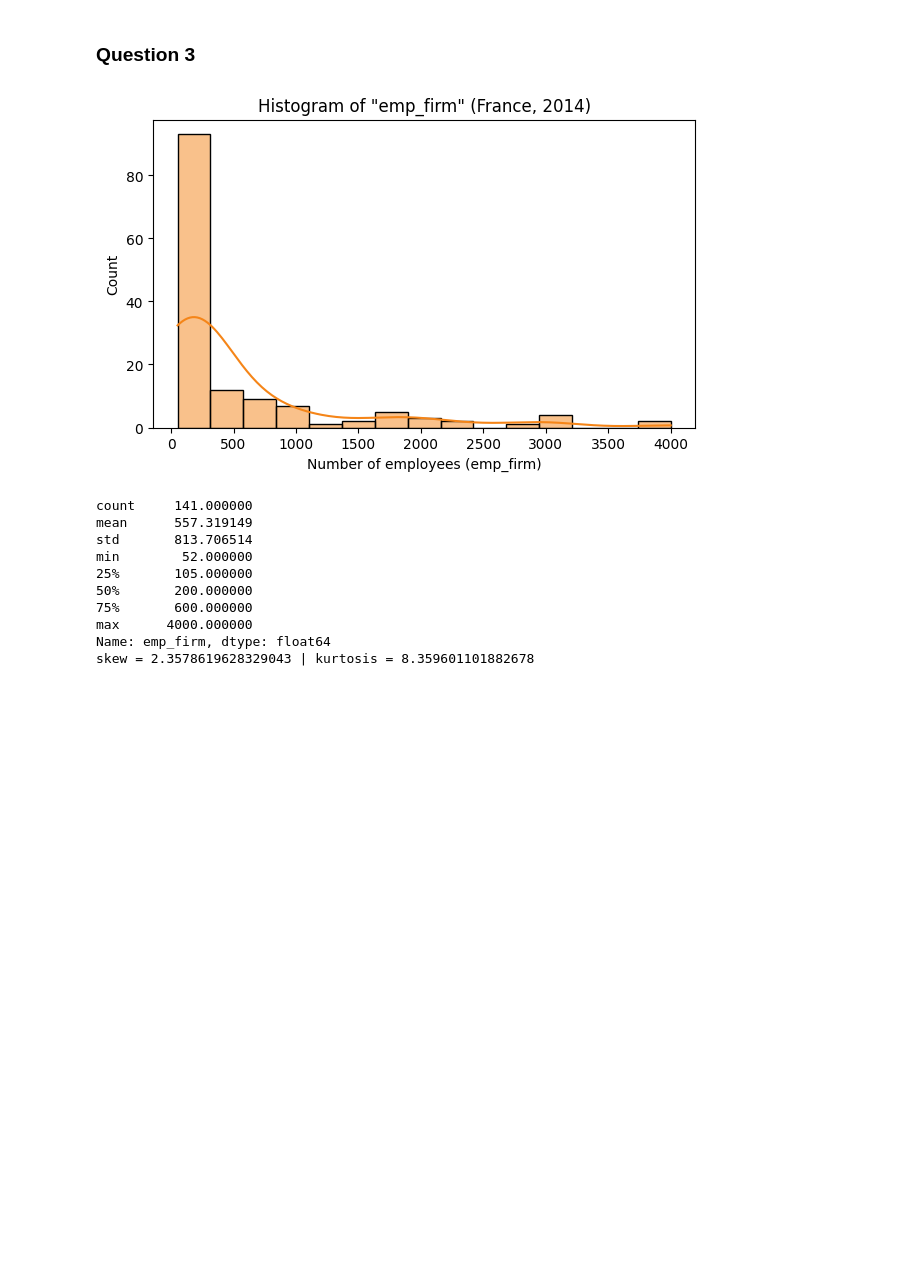
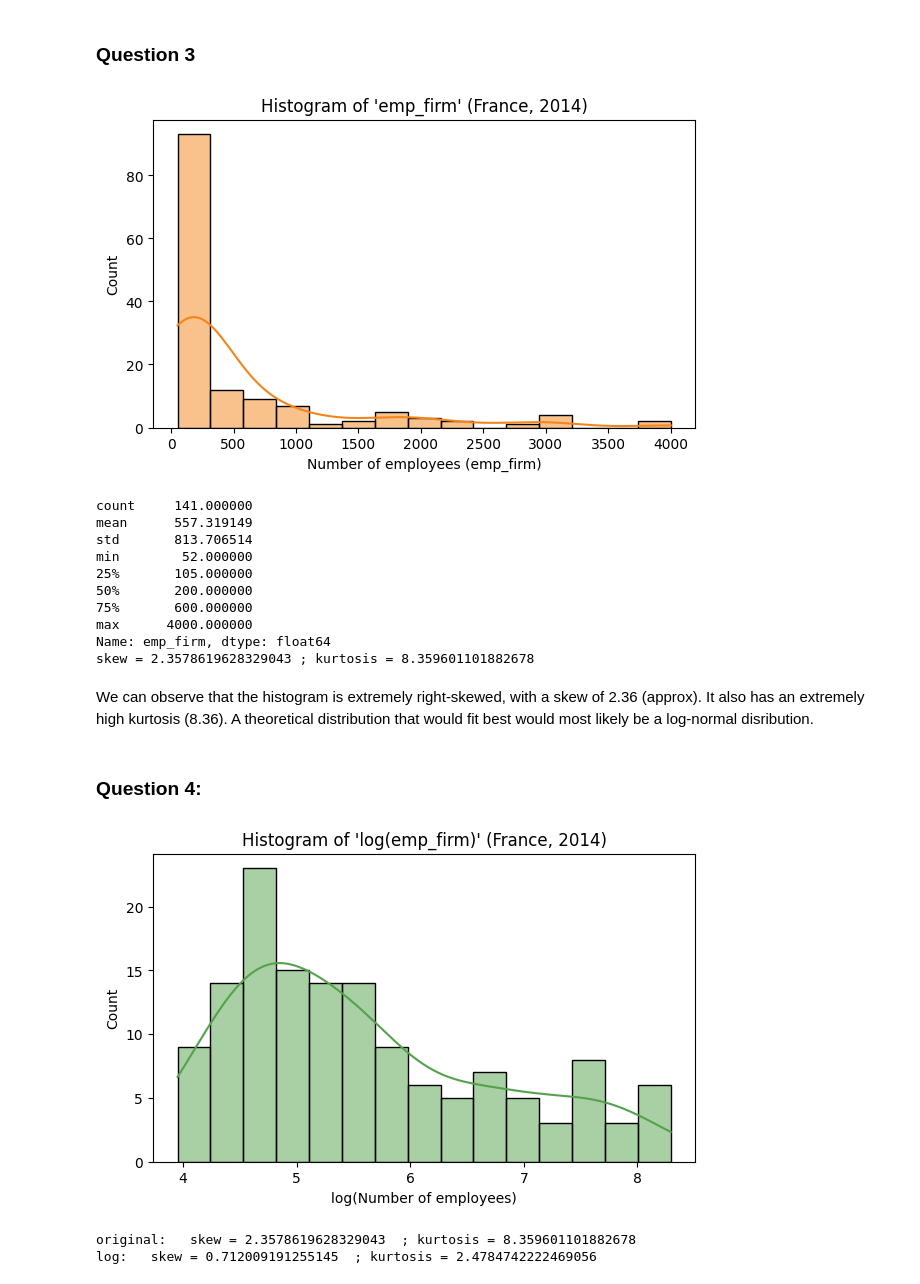
Before and after one commit to GabDestal/Homework_1, a Jupyter notebook: Homework_1.ipynb, the cells around one changed output. Drawn from its saved outputs; the diff is of its cells as text; code cells hidden in the pictures; blank space fills up the shorter version.

```diff
--- a/Homework_1.ipynb
+++ b/Homework_1.ipynb
@@ -169,15 +169,15 @@ x = df.loc[(df["country"] == "France") & (df["wave"] == 2014), "emp_firm"].dropn
 
 plt.figure(figsize=(7,4))
 sns.histplot(x, bins=15, kde=True, color="#F58518")
-plt.title('Histogram of "emp_firm" (France, 2014)')
+plt.title("Histogram of 'emp_firm' (France, 2014)")
 plt.xlabel("Number of employees (emp_firm)")
 plt.ylabel("Count")
 plt.show()
 
 print(x.describe())
-print("skew =", x.skew(), "| kurtosis =", x.kurt() + 3)
+print("skew =", x.skew(), "; kurtosis =", x.kurt() + 3)
 # %% [output]
-[figure, old version]
+[figure, new version]
 count     141.000000
 mean      557.319149
 std       813.706514
@@ -187,4 +187,25 @@ min        52.000000
 75%       600.000000
 max      4000.000000
 Name: emp_firm, dtype: float64
-skew = 2.3578619628329043 | kurtosis = 8.359601101882678
+skew = 2.3578619628329043 ; kurtosis = 8.359601101882678
+# %% [markdown]
+We can observe that the histogram is extremely right-skewed, with a skew of 2.36 (approx). It also has an extremely high kurtosis (8.36). A theoretical distribution that would fit best would most likely be a log-normal disribution.
+# %% [markdown]
+### Question 4:
+# %%
+x = df.loc[(df["country"] == "France") & (df["wave"] == 2014), "emp_firm"].dropna()
+x_log = np.log(x) #log transform is most likely the most fitting transformation for this
+
+plt.figure(figsize=(7,4))
+sns.histplot(x_log, bins=15, kde=True, color="#54A24B")
+plt.title("Histogram of 'log(emp_firm)' (France, 2014)")
+plt.xlabel("log(Number of employees)")
+plt.ylabel("Count")
+plt.show()
+
+print("original:   skew =", x.skew(), " ; kurtosis =", x.kurt() + 3)
+print("log:   skew =", pd.Series(x_log).skew(), " ; kurtosis =", pd.Series(x_log).kurt() + 3)
+# %% [output]
+[figure, added]
+original:   skew = 2.3578619628329043  ; kurtosis = 8.359601101882678
+log:   skew = 0.712009191255145  ; kurtosis = 2.4784742222469056
```
Also changed, not shown: parts of 5 cells of this notebook.
